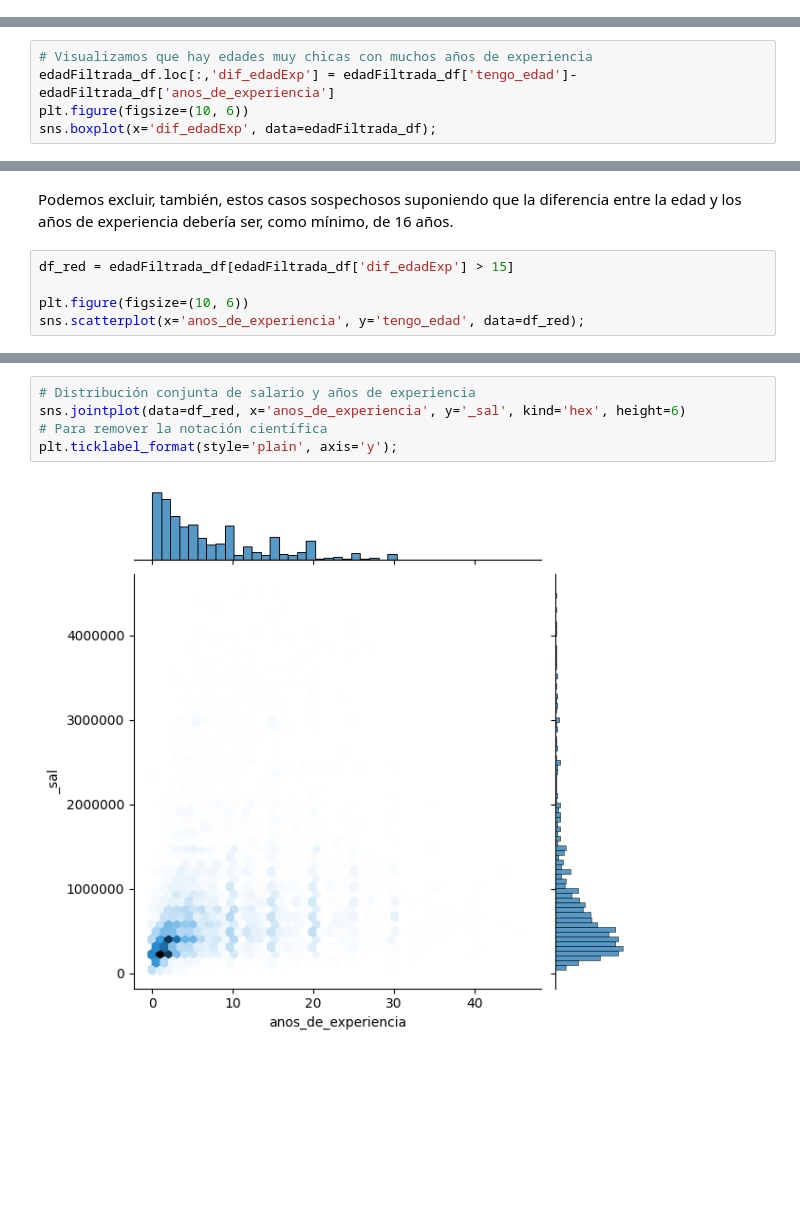
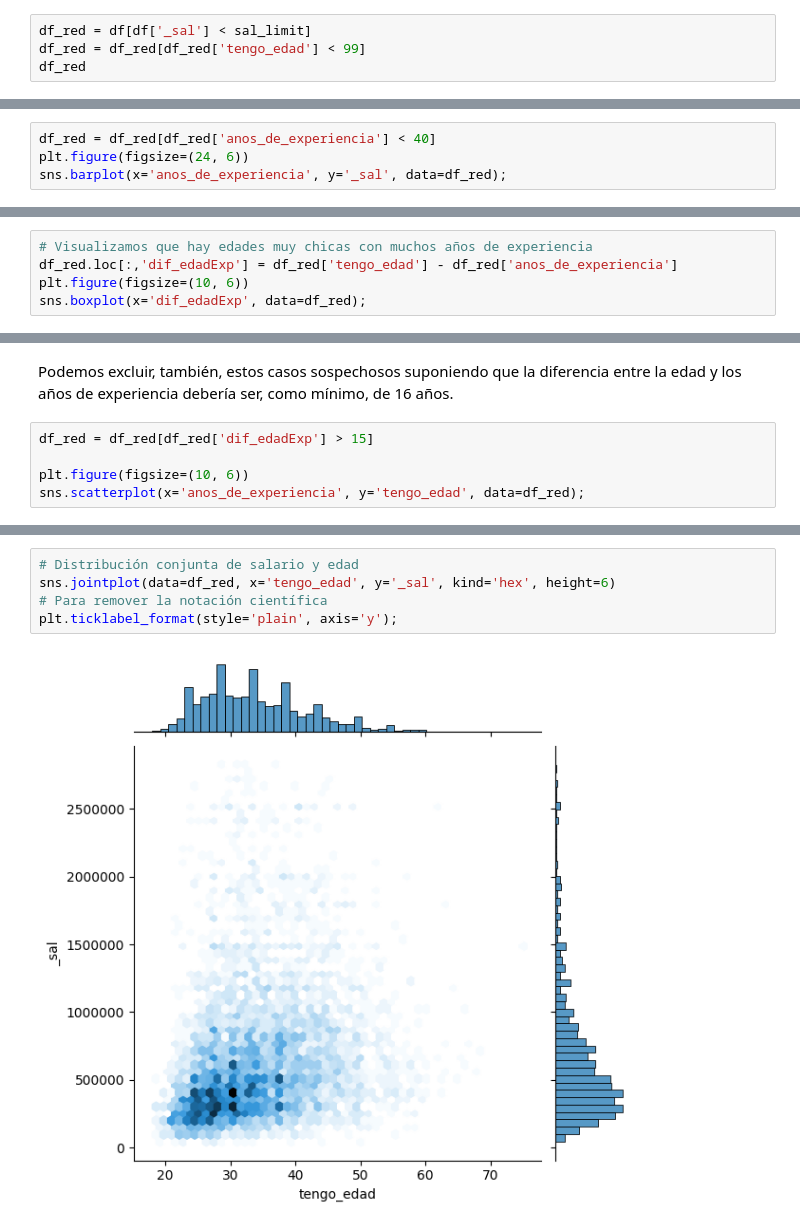
Before and after one commit to mgalim/TPEstadistica, a Jupyter notebook: TpFinal.ipynb, the cells around one changed output, grey strips where cells are left out. Saved outputs shown, nothing was run; the diff lists cells and outputs as text; blank space fills up the shorter version.

```diff
--- a/TpFinal.ipynb
+++ b/TpFinal.ipynb
@@ -231,0 +238,4 @@ plt.ticklabel_format(style='plain', axis='x');
+# %%
+df_red = df[df['_sal'] < sal_limit]
+df_red = df_red[df_red['tengo_edad'] < 99]
+df_red
@@ -231,0 +291,4 @@ plt.ticklabel_format(style='plain', axis='x');
+# %%
+df_red = df_red[df_red['anos_de_experiencia'] < 40]
+plt.figure(figsize=(24, 6))
+sns.barplot(x='anos_de_experiencia', y='_sal', data=df_red);
@@ -241,6 +305,6 @@ sns.scatterplot(x='anos_de_experiencia', y='tengo_edad', data=edadFiltrada_df);
 # %%
 # Visualizamos que hay edades muy chicas con muchos años de experiencia
-edadFiltrada_df.loc[:,'dif_edadExp'] = edadFiltrada_df['tengo_edad']-edadFiltrada_df['anos_de_experiencia']
+df_red.loc[:,'dif_edadExp'] = df_red['tengo_edad'] - df_red['anos_de_experiencia']
 plt.figure(figsize=(10, 6))
-sns.boxplot(x='dif_edadExp', data=edadFiltrada_df);
+sns.boxplot(x='dif_edadExp', data=df_red);
 # %% [output]
@@ -248,7 +312,7 @@ sns.boxplot(x='dif_edadExp', data=edadFiltrada_df);
 # %% [markdown]
 Podemos excluir, también, estos casos sospechosos suponiendo que la diferencia entre la edad y los años de experiencia debería ser, como mínimo, de 16 años.
 # %%
-df_red = edadFiltrada_df[edadFiltrada_df['dif_edadExp'] > 15]
+df_red = df_red[df_red['dif_edadExp'] > 15]
 
 plt.figure(figsize=(10, 6))
 sns.scatterplot(x='anos_de_experiencia', y='tengo_edad', data=df_red);
@@ -257,7 +329,7 @@ sns.scatterplot(x='anos_de_experiencia', y='tengo_edad', data=df_red);
 # %%
-# Distribución conjunta de salario y años de experiencia
-sns.jointplot(data=df_red, x='anos_de_experiencia', y='_sal', kind='hex', height=6)
+# Distribución conjunta de salario y edad
+sns.jointplot(data=df_red, x='tengo_edad', y='_sal', kind='hex', height=6)
 # Para remover la notación científica
 plt.ticklabel_format(style='plain', axis='y');
 # %% [output]
-[figure, old version]
+[figure, new version]
```
Also changed, not shown: parts of 21 cells of this notebook.
